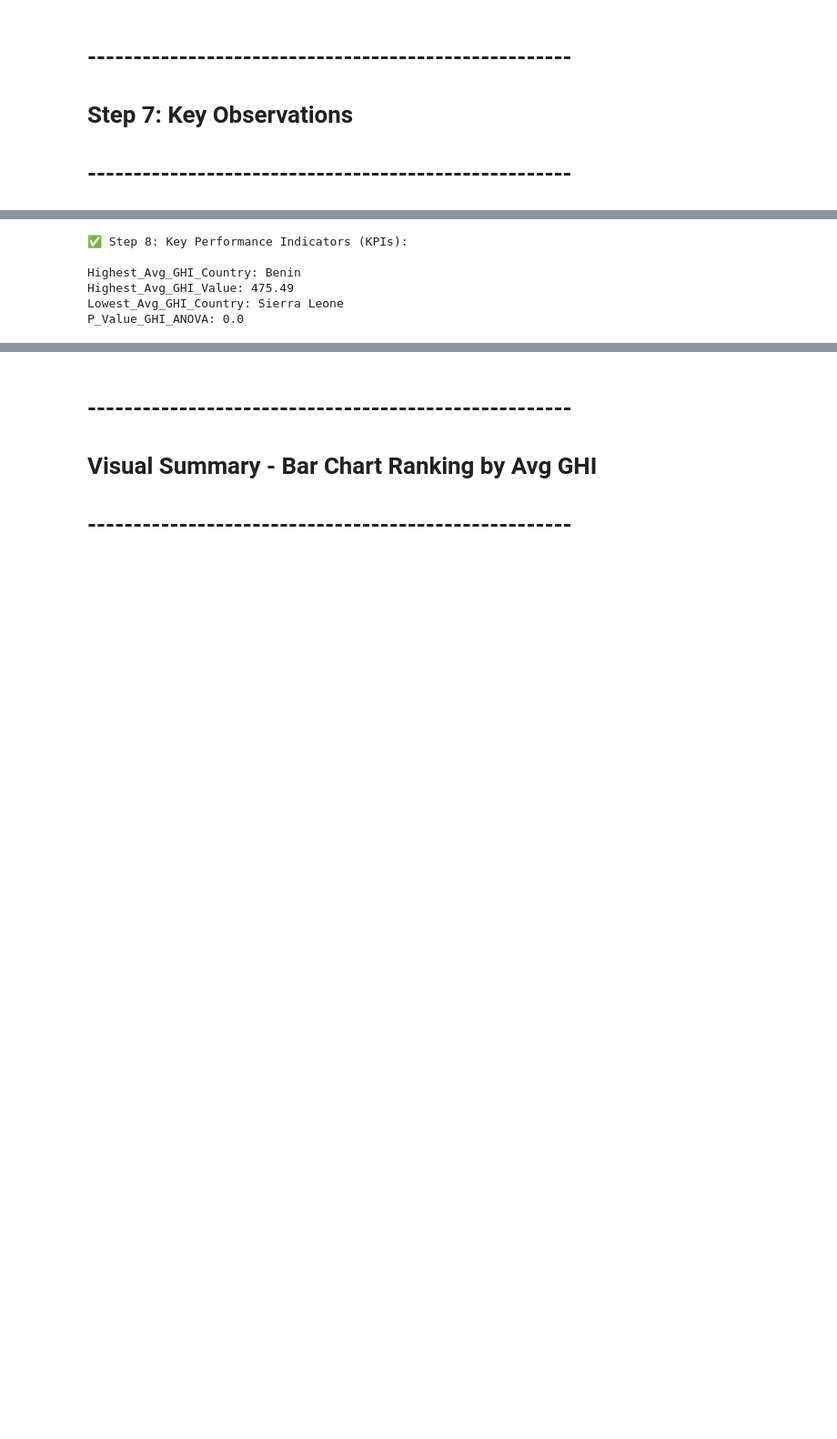
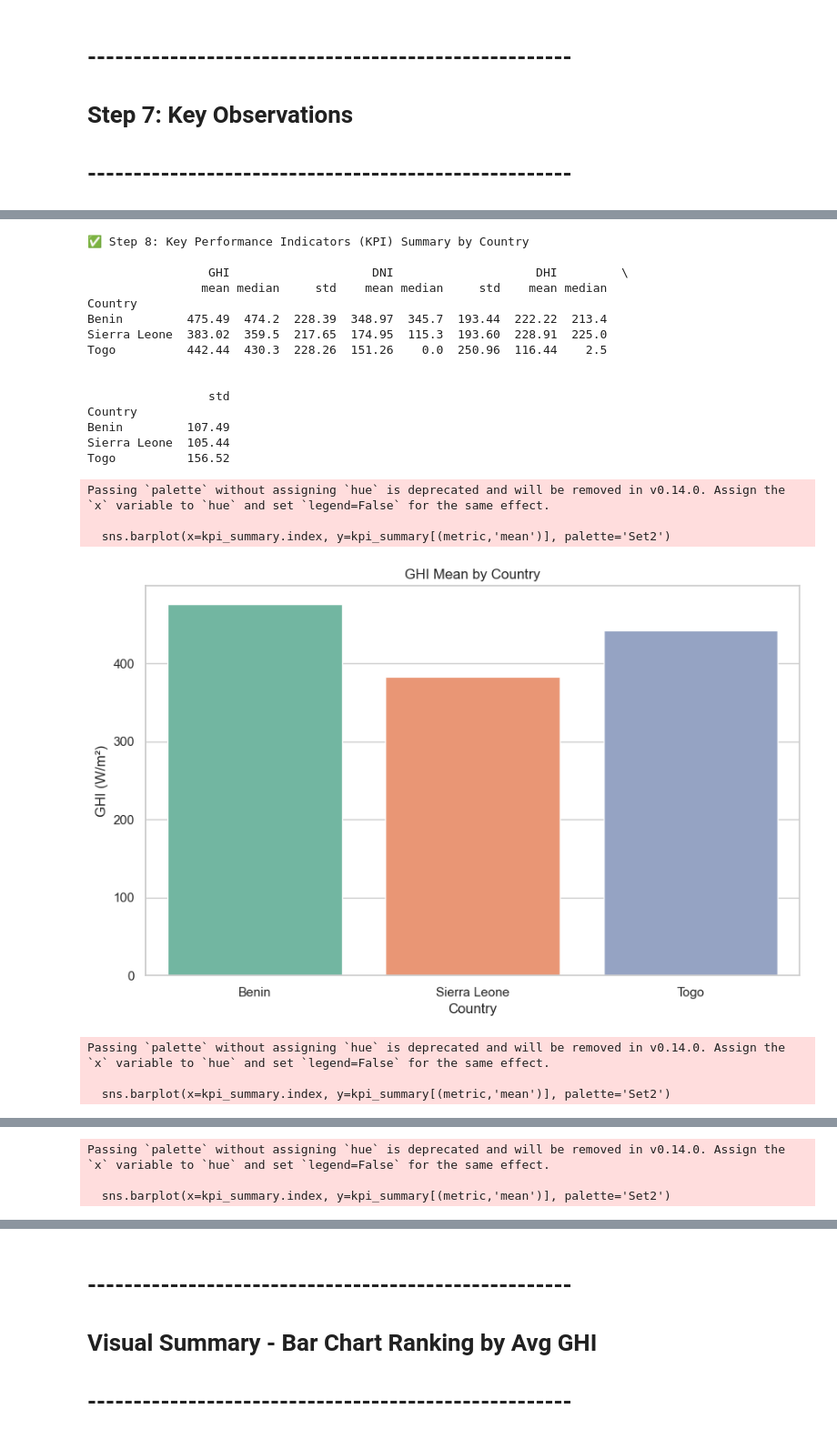
Before and after one commit to kaleb-menbere/solar-challenge-week0, a Jupyter notebook: notebooks/compare_countries.ipynb, the cells around one changed output, grey strips where cells are left out. Shown at 91% size. Cells and saved outputs as stored; diff of their text form; code cells hidden in the pictures; blank space fills up the shorter version.

```diff
--- a/notebooks/compare_countries.ipynb
+++ b/notebooks/compare_countries.ipynb
@@ -210,18 +215,45 @@ print("""
 # %%
-kpis = {
-    "Highest_Avg_GHI_Country": avg_ghi.idxmax(),
-    "Highest_Avg_GHI_Value": round(avg_ghi.max(), 2),
-    "Lowest_Avg_GHI_Country": avg_ghi.idxmin(),
-    "P_Value_GHI_ANOVA": round(anova_df.loc['GHI', 'p-value'], 4)
-}
+# Step 8: KPI Summary
+print("✅ Step 8: Key Performance Indicators (KPI) Summary by Country\n")
 
-print("✅ Step 8: Key Performance Indicators (KPIs):\n")
-for k, v in kpis.items():
-    print(f"{k}: {v}")
+# Example: compute mean, median, and standard deviation for key metrics
+kpi_metrics = ['GHI', 'DNI', 'DHI']
+kpi_summary = combined_df.groupby('Country')[kpi_metrics].agg(['mean', 'median', 'std']).round(2)
+
+print(kpi_summary)
+
+# Optional: visualize KPI summary
+import matplotlib.pyplot as plt
+import seaborn as sns
+
+sns.set(style="whitegrid")
+for metric in kpi_metrics:
+    plt.figure(figsize=(10,6))
+    sns.barplot(x=kpi_summary.index, y=kpi_summary[(metric,'mean')], palette='Set2')
+    plt.title(f'{metric} Mean by Country')
+    plt.ylabel(f'{metric} (W/m²)')
+    plt.xlabel('Country')
+    plt.show()
 # %% [output]
-✅ Step 8: Key Performance Indicators (KPIs):
+✅ Step 8: Key Performance Indicators (KPI) Summary by Country
 
-Highest_Avg_GHI_Country: Benin
-Highest_Avg_GHI_Value: 475.49
-Lowest_Avg_GHI_Country: Sierra Leone
-P_Value_GHI_ANOVA: 0.0
+                 GHI                    DNI                    DHI         \
+                mean median     std    mean median     std    mean median
+Country
+Benin         475.49  474.2  228.39  348.97  345.7  193.44  222.22  213.4
+Sierra Leone  383.02  359.5  217.65  174.95  115.3  193.60  228.91  225.0
+Togo          442.44  430.3  228.26  151.26    0.0  250.96  116.44    2.5
+
+
+                 std
+Country
+Benin         107.49
+Sierra Leone  105.44
+Togo          156.52
+Passing `palette` without assigning `hue` is deprecated and will be removed in v0.14.0. Assign the `x` variable to `hue` and set `legend=False` for the same effect.
+
+  sns.barplot(x=kpi_summary.index, y=kpi_summary[(metric,'mean')], palette='Set2')
+[figure, added]
+Passing `palette` without assigning `hue` is deprecated and will be removed in v0.14.0. Assign the `x` variable to `hue` and set `legend=False` for the same effect.
+
+  sns.barplot(x=kpi_summary.index, y=kpi_summary[(metric,'mean')], palette='Set2')
@@ -227,0 +261,3 @@ P_Value_GHI_ANOVA: 0.0
+Passing `palette` without assigning `hue` is deprecated and will be removed in v0.14.0. Assign the `x` variable to `hue` and set `legend=False` for the same effect.
+
+  sns.barplot(x=kpi_summary.index, y=kpi_summary[(metric,'mean')], palette='Set2')
```
Also changed, not shown: parts of 3 cells of this notebook.
